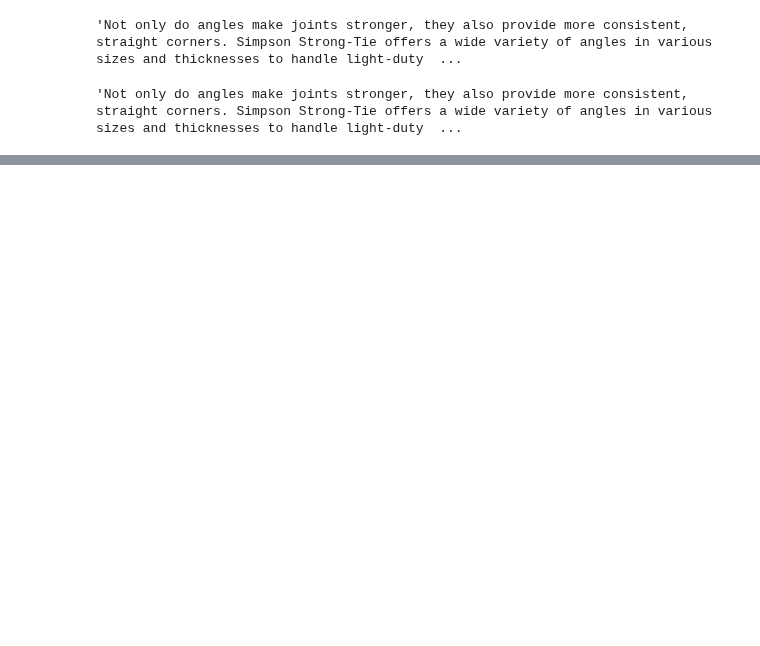
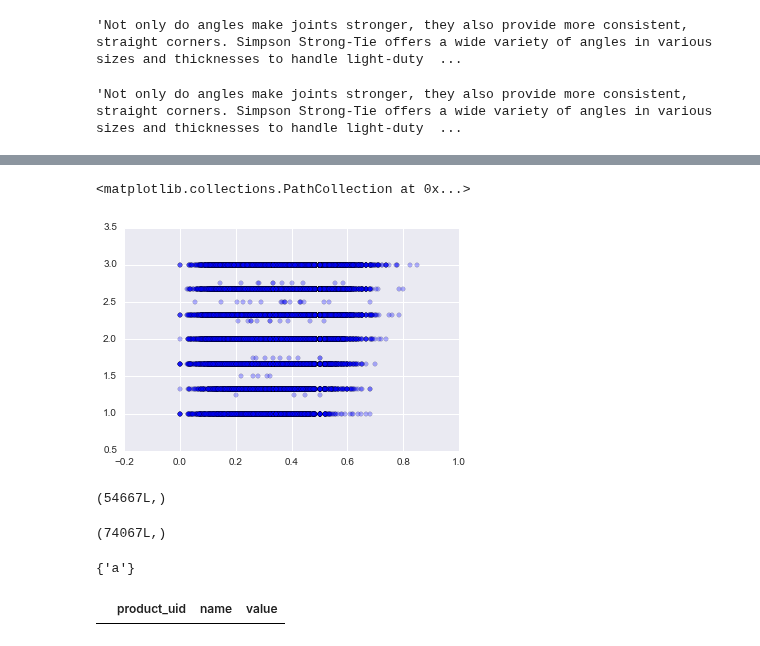
Before and after one commit to numb3r33/Kaggle-Competitions, a Jupyter notebook: Home-Depot/Analysis.ipynb, the cells around one changed output, grey strips where cells are left out. Saved outputs shown, nothing was run; the diff lists cells and outputs as text; code cells hidden in the pictures; blank space fills up the shorter version.

```diff
--- a/Home-Depot/Analysis.ipynb
+++ b/Home-Depot/Analysis.ipynb
@@ -133,0 +64,24 @@ re.findall(r'[0-9]/[0-9]', 'mdf 3/4')
+# %%
+def jaccard_distance(df):
+    '''
+    Jaccard distance = A intersection B / A U B
+    '''
+    search_term = set(df['search_term'])
+    product_title = set(df['product_title'])
+
+    return len(search_term & product_title) * 1. / len(search_term | product_title)
+
+train['jaccard_distance'] = train.apply(jaccard_distance, axis=1)
+# %%
+plt.scatter(train.jaccard_distance, train.relevance, alpha=0.3)
+# %% [output]
+<matplotlib.collections.PathCollection at 0x...>
+[figure, added]
+# %%
+product_search_term_frequency = train.groupby('product_uid').size()
+# %% [output]
+(54667L,)
+# %%
+train.product_uid.shape
+# %% [output]
+(74067L,)
@@ -133,0 +93,8 @@ re.findall(r'[0-9]/[0-9]', 'mdf 3/4')
+# %%
+a_intersection_b
+# %% [output]
+{'a'}
+# %%
+products_attributes[]
+# %% [output]
+|  | product_uid | name | value |
```
Also changed, not shown: parts of 12 cells of this notebook, 2 other files.
